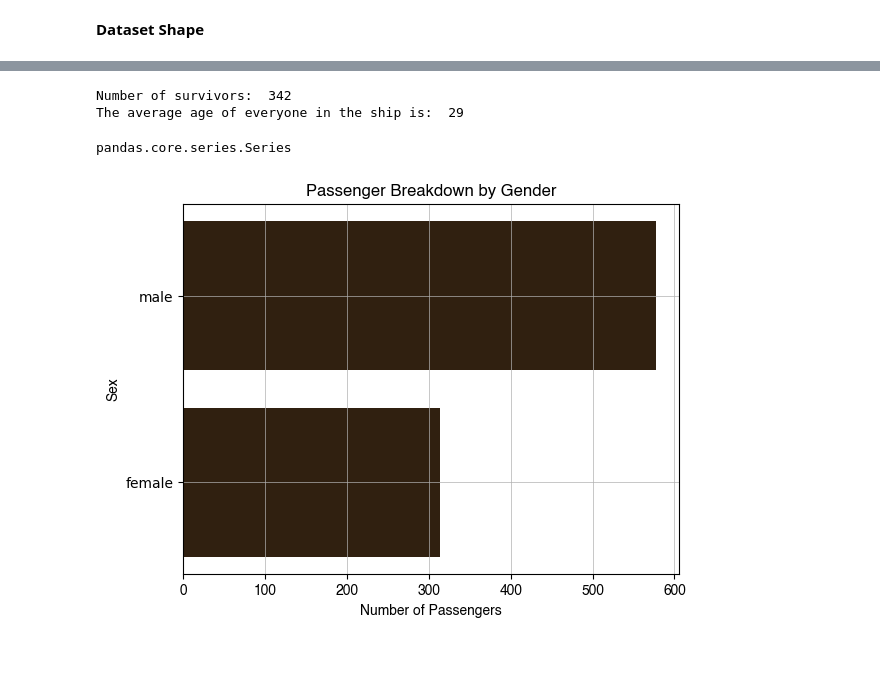
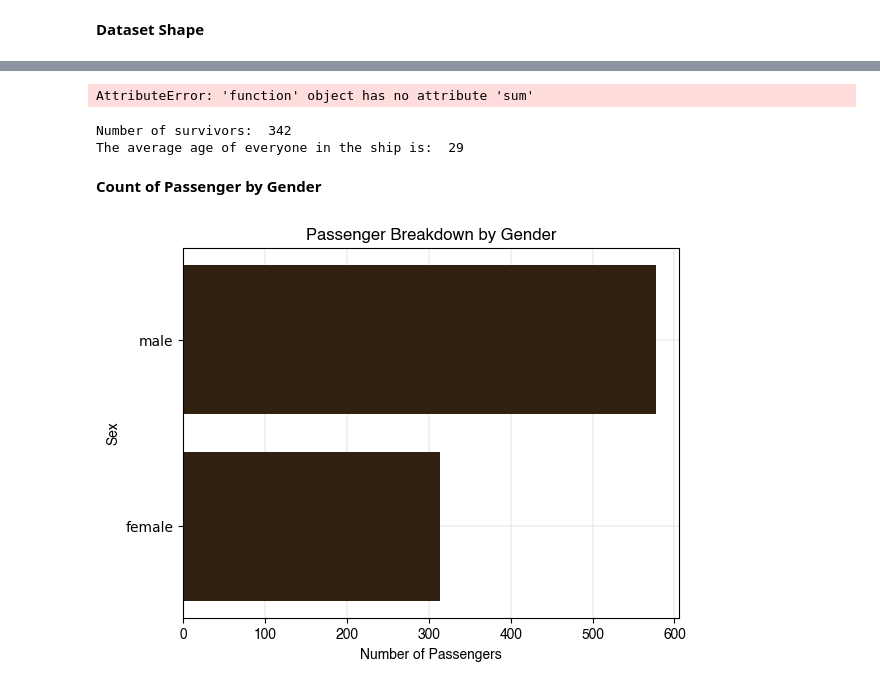
Before and after one commit to pvtzurbito/EDA-Titanic, a Jupyter notebook: EDA.ipynb, the cells around one changed output, grey strips where cells are left out. Saved outputs shown, nothing was run; the diff lists cells and outputs as text; code cells hidden in the pictures; blank space fills up the shorter version.

```diff
--- a/EDA.ipynb
+++ b/EDA.ipynb
@@ -36,29 +86,34 @@ df.head(10)
+# %%
+df['Age'] = df['Age'].fillna(df['Age'].median())
+df['Age'].isnull().sum()
+# %% [output]
+AttributeError: 'function' object has no attribute 'sum'
 # %%
 survival_count = df["Survived"].astype(str).eq('1').sum()
 print("Number of survivors: ", survival_count)
 
 ave_survival_age = df["Age"].mean()
 print("The average age of everyone in the ship is: ", int(ave_survival_age))
-
-
-type(df["Survived"])
 # %% [output]
 Number of survivors:  342
 The average age of everyone in the ship is:  29
-pandas.core.series.Series
+# %% [markdown]
+<b>Count of Passenger by Gender</b>
 # %%
 import matplotlib.pyplot as plt
 hfont = {'fontname':'Helvetica'}
 
 sex = df["Sex"].value_counts().sort_index()
+fig, ax = plt.subplots(1,1)
 
+ax.set_axisbelow(True)
 plt.grid(linewidth = 0.25)
 plt.barh(sex.index, sex.values, color='#302010')
 plt.xlabel('Number of Passengers', **hfont)
 plt.xticks(**hfont)
 plt.ylabel('Sex', **hfont)
 plt.title("Passenger Breakdown by Gender", **hfont)
 
 plt.show()
 # %% [output]
-[figure, old version]
+[figure, new version]
```
Also changed, not shown: parts of 3 cells of this notebook.
